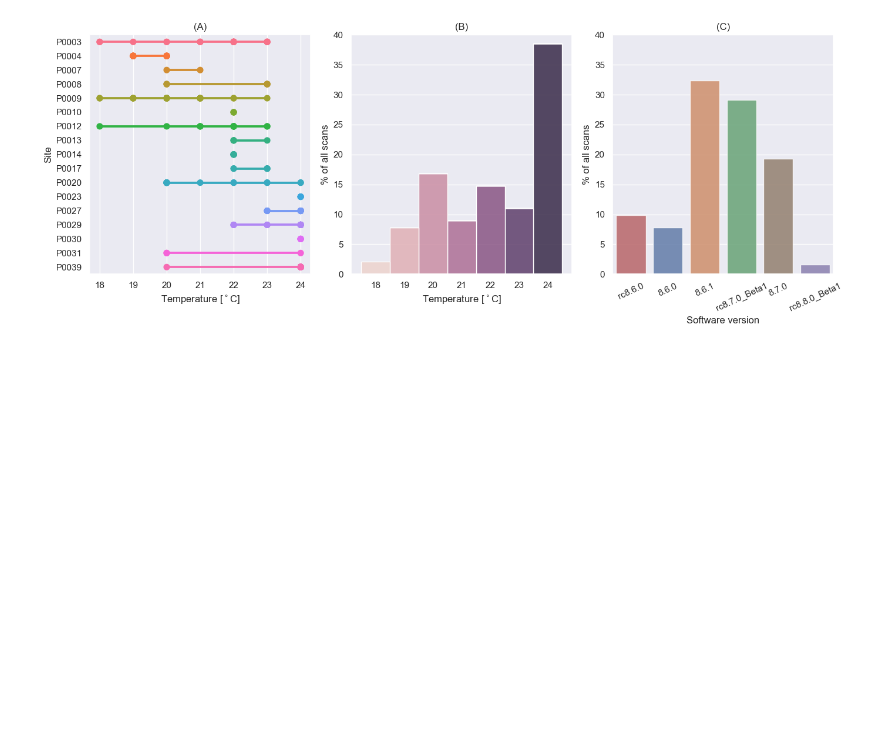
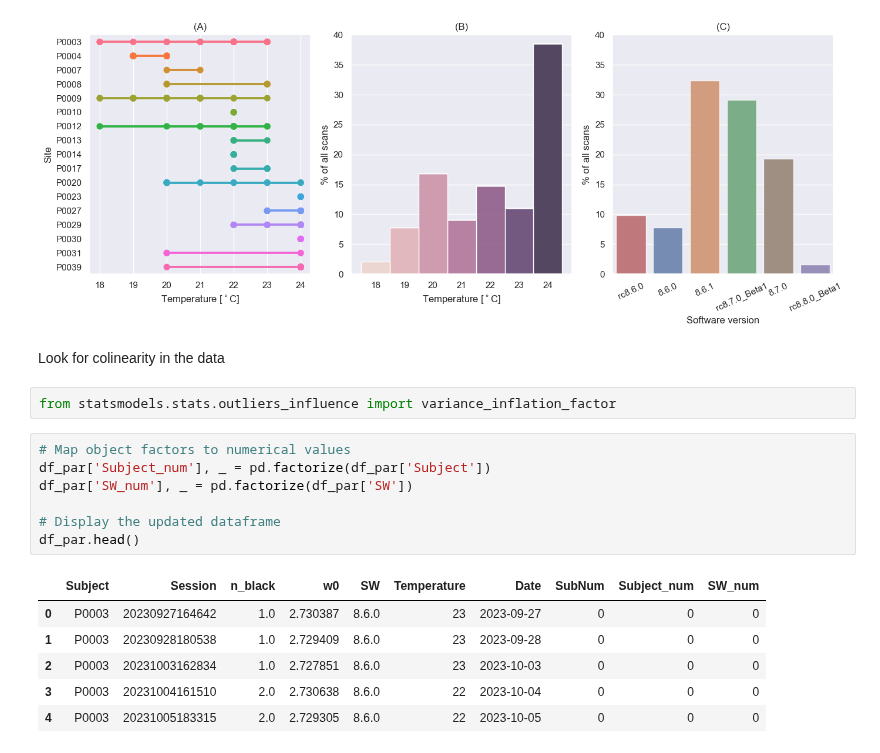
Before and after one commit to UNITY-Physics/unity_qa_paper, a Jupyter notebook: notebooks/site_overview.ipynb, the cells around one changed output. Saved outputs shown, nothing was run; the diff lists cells and outputs as text; blank space fills up the shorter version.

```diff
--- a/notebooks/site_overview.ipynb
+++ b/notebooks/site_overview.ipynb
@@ -71,3 +73,21 @@ plt.savefig('../results/figureS2_temperatures.png', dpi=300)
 plt.show()
 # %% [output]
 [figure]
+# %% [markdown]
+Look for colinearity in the data
+# %%
+from statsmodels.stats.outliers_influence import variance_inflation_factor
+# %%
+# Map object factors to numerical values
+df_par['Subject_num'], _ = pd.factorize(df_par['Subject'])
+df_par['SW_num'], _ = pd.factorize(df_par['SW'])
+
+# Display the updated dataframe
+df_par.head()
+# %% [output]
+|  | Subject | Session | n_black | w0 | SW | Temperature | Date | SubNum | Subject_num | SW_num |
+| 0 | P0003 | 20230927164642 | 1.0 | 2.730387 | 8.6.0 | 23 | 2023-09-27 | 0 | 0 | 0 |
+| 1 | P0003 | 20230928180538 | 1.0 | 2.729409 | 8.6.0 | 23 | 2023-09-28 | 0 | 0 | 0 |
+| 2 | P0003 | 20231003162834 | 1.0 | 2.727851 | 8.6.0 | 23 | 2023-10-03 | 0 | 0 | 0 |
+| 3 | P0003 | 20231004161510 | 2.0 | 2.730638 | 8.6.0 | 22 | 2023-10-04 | 0 | 0 | 0 |
+| 4 | P0003 | 20231005183315 | 2.0 | 2.729305 | 8.6.0 | 22 | 2023-10-05 | 0 | 0 | 0 |
```
Also changed, not shown: parts of 2 cells of this notebook, 2 other files.
